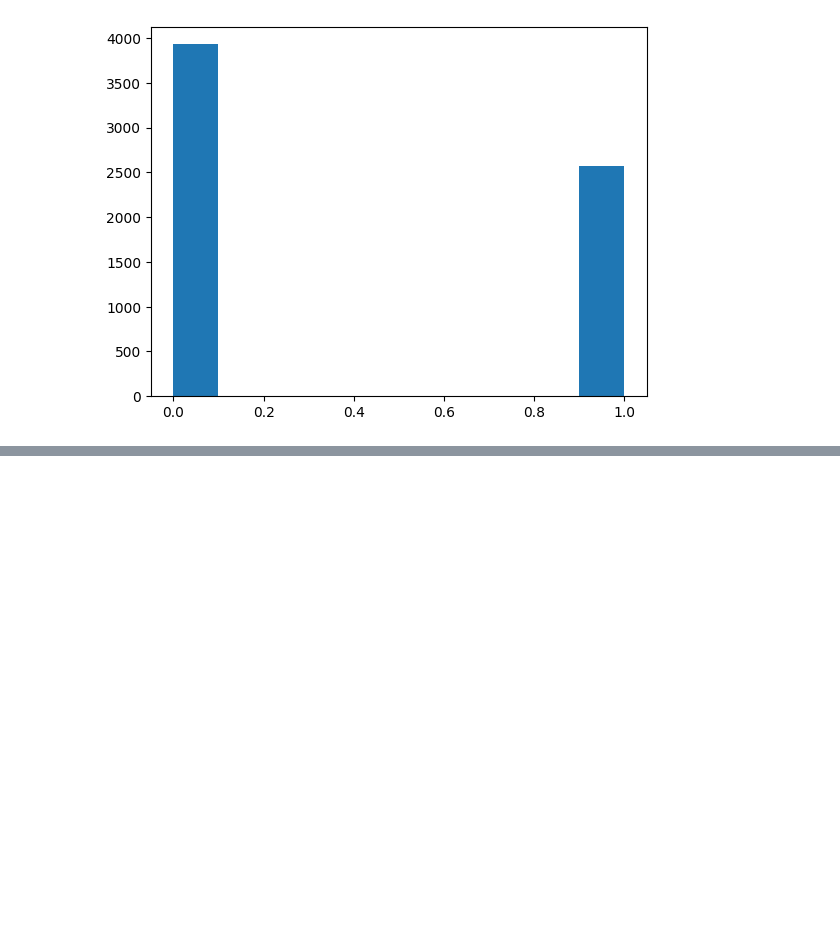
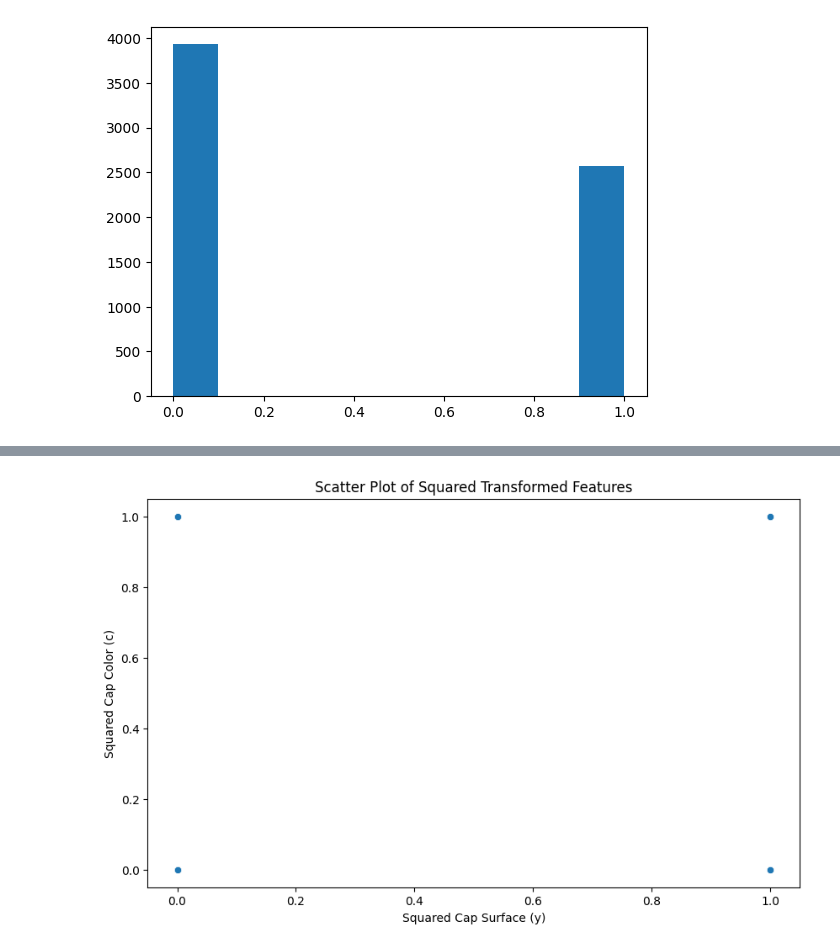
Before and after one commit to atoothman/data71200, a Jupyter notebook: DATA_71200_Project_1_Mushroom_Classification_Toothman.ipynb, the cells around one changed output, grey strips where cells are left out. Drawn from its saved outputs; the diff is of its cells as text; code cells hidden in the pictures; blank space fills up the shorter version.

```diff
--- a/DATA_71200_Project_1_Mushroom_Classification_Toothman.ipynb
+++ b/DATA_71200_Project_1_Mushroom_Classification_Toothman.ipynb
@@ -457,0 +469,15 @@ plt.show()
+# %%
+X_train.loc['cap-surface_y_squared'] = X_train['cap-surface_y'] ** 2
+X_train.loc['cap-color_c_squared'] = X_train['cap-color_c'] ** 2
+
+# Plot the scatter plot of the squared transformed features
+plt.figure(figsize=(10, 6))
+sns.scatterplot(x=X_train['cap-surface_y_squared'], y=X_train['cap-color_c_squared'])
+
+# Add titles and labels to the plot
+plt.title('Scatter Plot of Squared Transformed Features')
+plt.xlabel('Squared Cap Surface (y)')
+plt.ylabel('Squared Cap Color (c)')
+plt.show()
+# %% [output]
+[figure, added]
```
Also changed, not shown: parts of 3 cells of this notebook.
